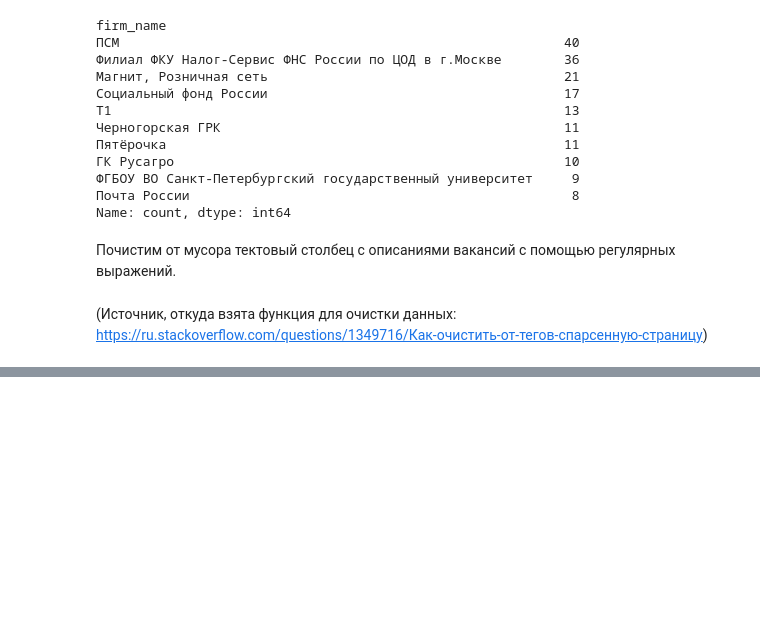
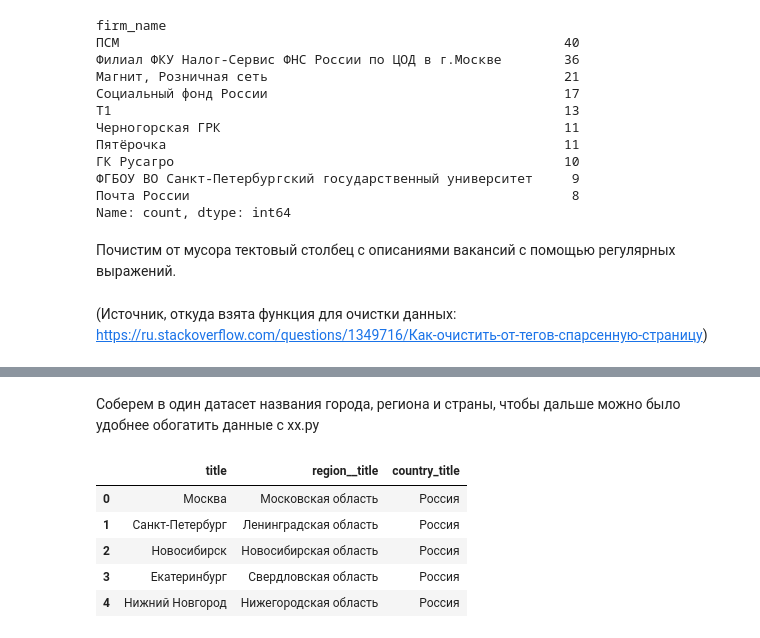
Before and after one commit to leosh1d/gp2, a Jupyter notebook: code/collecting/superjob.ipynb, the cells around one changed output, grey strips where cells are left out. Cells and saved outputs as stored; diff of their text form; code cells hidden in the pictures; blank space fills up the shorter version.

```diff
--- a/code/collecting/superjob.ipynb
+++ b/code/collecting/superjob.ipynb
@@ -240,7 +240,7 @@ len(res_towns['objects'])
 # %% [output]
 5285
 # %%
-df_towns.to_csv('./df_towns.csv', index=False)
+to_csv_towns = pd.DataFrame(res_towns['objects'])
 # %%
 df_towns.head(3)
 # %% [output]
@@ -654,3 +650,19 @@ df_api_res.head(5)
 | 2 | Системный администратор | rub | ФКУ Налог-Сервис ФНС России - это... | Не имеет значения | От 1 года | Филиал ФКУ Налог-Сервис ФНС Росси... | Скадовск | Херсонская область | ... |
 | 3 | Системный администратор | rub | ФКУ "Налог Сервис" - это IT-компа... | Не имеет значения | Без опыта | Филиал ФКУ Налог-Сервис ФНС Росси... | Тосно | Ленинградская область | ... |
 | 4 | Системный администратор | rub | ФКУ "Налог Сервис" - это IT-компа... | Не имеет значения | Без опыта | Филиал ФКУ Налог-Сервис ФНС Росси... | Скадовск | Херсонская область | ... |
+# %% [markdown]
+Соберем в один датасет названия города, региона и страны, чтобы дальше можно было удобнее обогатить данные с хх.ру
+# %%
+towns_region = to_csv_towns.merge(df_regions, on='id_region',  how='left')
+towns_regions_contries = towns_region.merge(df_countries, on='id_country',how='left')
+# %%
+towns_regions_contries = towns_regions_contries.drop(columns=['id',	'id_region','id_country', 'title_eng'])
+# %%
+towns_regions_contries.head(5)
+# %% [output]
+|  | title | region__title | country_title |
+| 0 | Москва | Московская область | Россия |
+| 1 | Санкт-Петербург | Ленинградская область | Россия |
+| 2 | Новосибирск | Новосибирская область | Россия |
+| 3 | Екатеринбург | Свердловская область | Россия |
+| 4 | Нижний Новгород | Нижегородская область | Россия |
```
Also changed, not shown: parts of 5 cells of this notebook, 1 other file.
